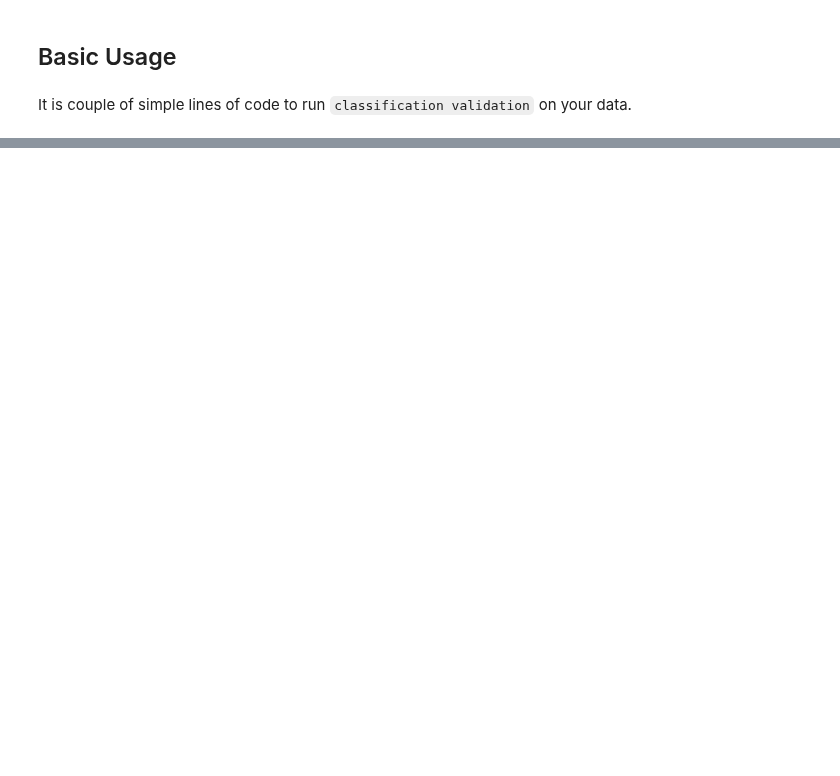
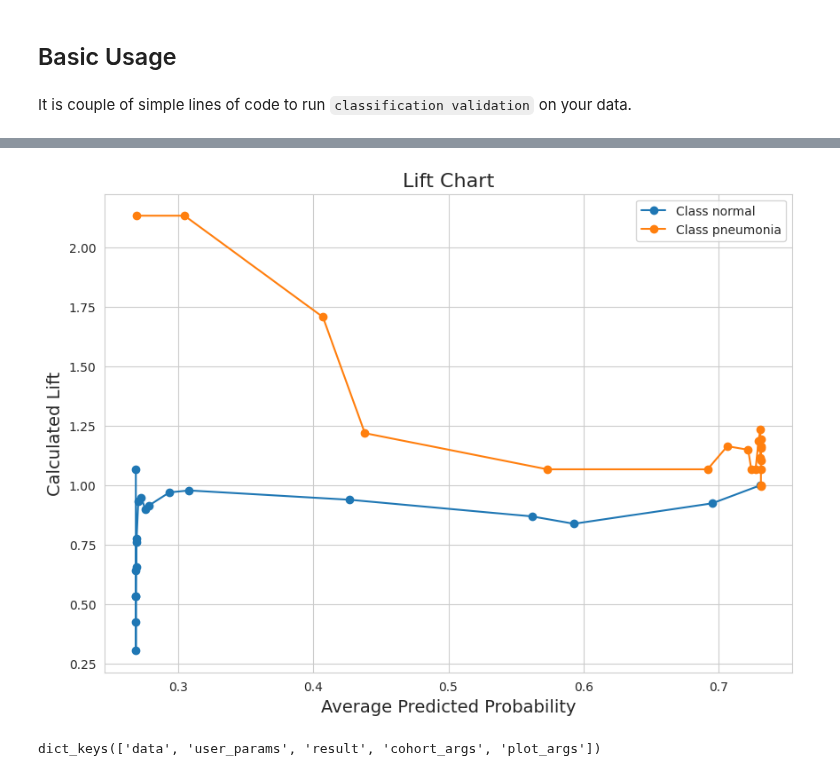
Before and after one commit to gesund-ai/gesund, a Jupyter notebook: examples/classification_covidnet.ipynb, the cells around one changed output, grey strips where cells are left out. Drawn from its saved outputs; the diff is of its cells as text; code cells hidden in the pictures; blank space fills up the shorter version.

Commit message:
ref(notebook): latest changes init into classification problem type notebook

```diff
--- a/examples/classification_covidnet.ipynb
+++ b/examples/classification_covidnet.ipynb
@@ -494,0 +144,20 @@ load_image("roc.png")
+# %%
+metric_name = "lift_chart"
+cohort_id = None
+problem_type = "classification"
+data_dir = f"./tests/_data/{problem_type}"
+
+
+validator = Validation(
+    annotations_path=f"{data_dir}/gesund_custom_format/annotation.json",
+    predictions_path=f"{data_dir}/gesund_custom_format/prediction.json",
+    class_mapping=f"{data_dir}/test_class_mappings.json",
+    problem_type=problem_type,
+    data_format="json",
+    json_structure_type="gesund",
+    plot_config=plot_config(problem_type),
+    cohort_args={"selection_criteria": "random"},
+    metric_args={"threshold": [0.25, 0.5, 0.75]},
+)
+
+validation_results = validator.run()
@@ -494,0 +179,4 @@ load_image("roc.png")
+# %%
+validation_results.plot(metric_name=metric_name, save_plot=False, cohort_id=cohort_id)
+# %% [output]
+[figure, added]
@@ -494,0 +185,4 @@ load_image("roc.png")
+# %%
+validation_results.__dict__.keys()
+# %% [output]
+dict_keys(['data', 'user_params', 'result', 'cohort_args', 'plot_args'])
```
Also changed, not shown: parts of 55 cells of this notebook.
